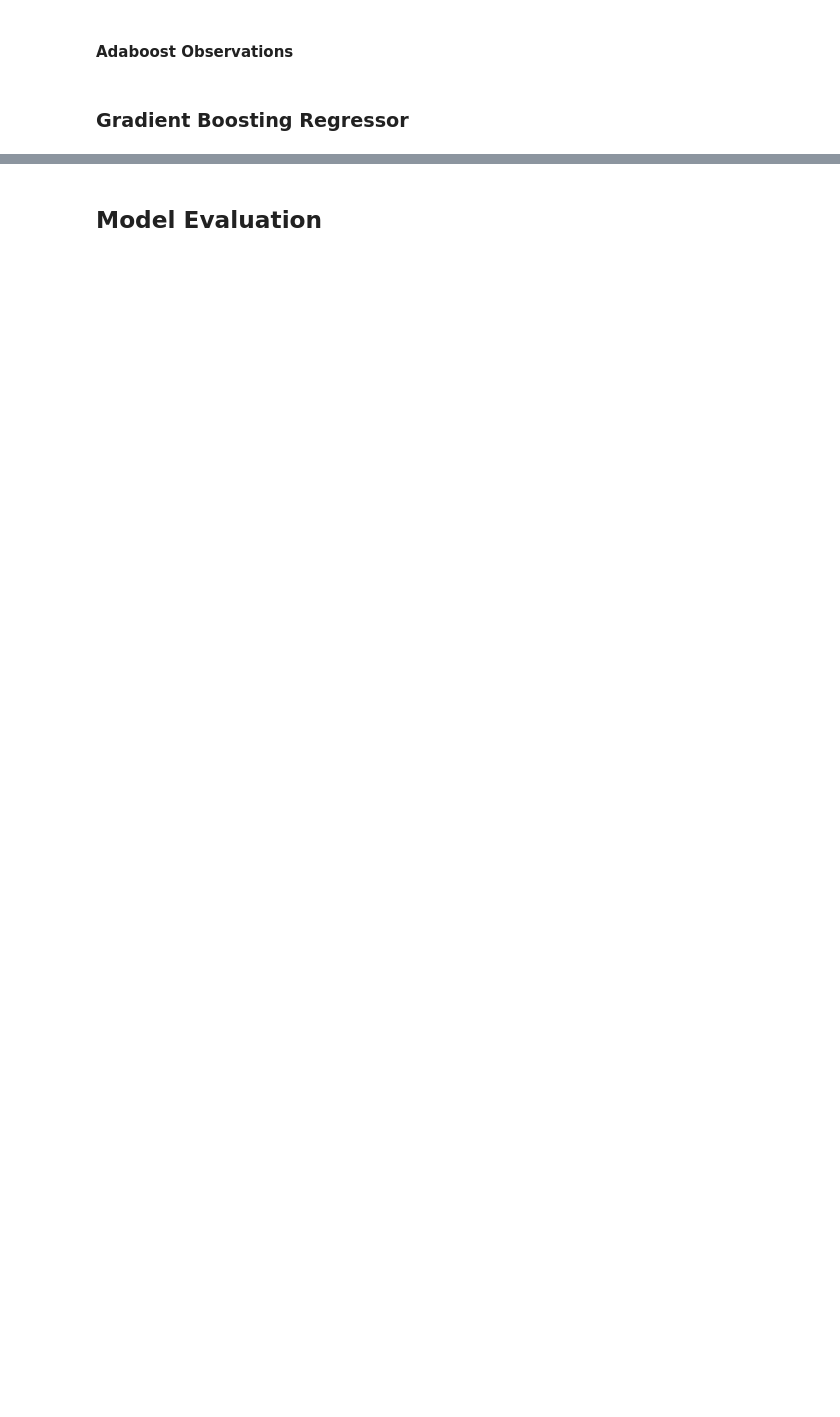
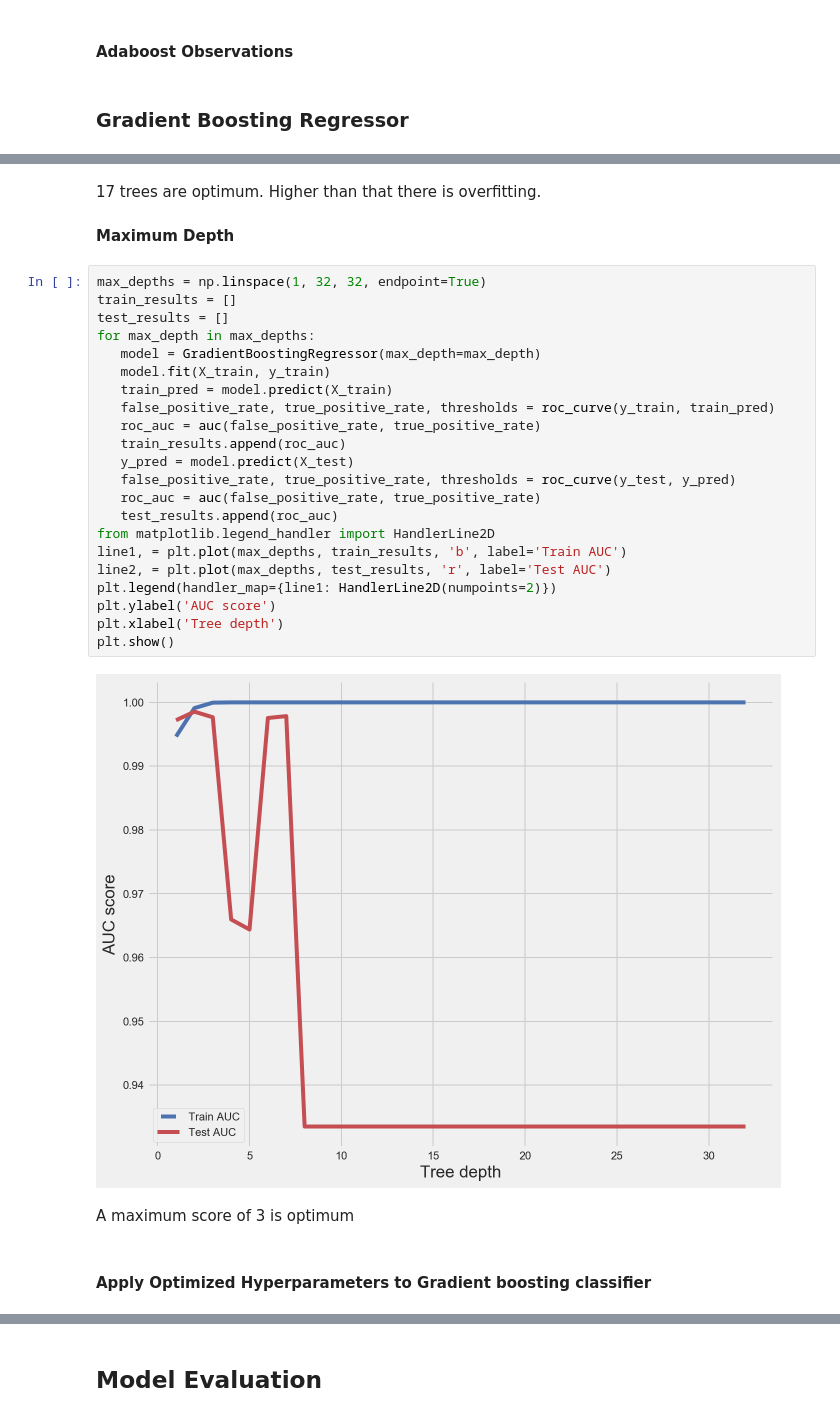
Before and after one commit to kennedynjoroge/Hypothyroid_Disease_Prediction_Using_RF_and_SVM, a Jupyter notebook: Hypothyroid_Disease_Prediction_Using_RF_and_SVM.ipynb, the cells around one changed output, grey strips where cells are left out. Saved outputs shown, nothing was run; the diff lists cells and outputs as text; blank space fills up the shorter version.

```diff
--- a/Hypothyroid_Disease_Prediction_Using_RF_and_SVM.ipynb
+++ b/Hypothyroid_Disease_Prediction_Using_RF_and_SVM.ipynb
@@ -782,0 +838,32 @@ Removing the columns such as zip and lat long and space columns which have multi
+# %% [markdown]
+17 trees are optimum. Higher than that there is overfitting.
+# %% [markdown]
+**Maximum Depth**
+# %%
+max_depths = np.linspace(1, 32, 32, endpoint=True)
+train_results = []
+test_results = []
+for max_depth in max_depths:
+   model = GradientBoostingRegressor(max_depth=max_depth)
+   model.fit(X_train, y_train)
+   train_pred = model.predict(X_train)
+   false_positive_rate, true_positive_rate, thresholds = roc_curve(y_train, train_pred)
+   roc_auc = auc(false_positive_rate, true_positive_rate)
+   train_results.append(roc_auc)
+   y_pred = model.predict(X_test)
+   false_positive_rate, true_positive_rate, thresholds = roc_curve(y_test, y_pred)
+   roc_auc = auc(false_positive_rate, true_positive_rate)
+   test_results.append(roc_auc)
+from matplotlib.legend_handler import HandlerLine2D
+line1, = plt.plot(max_depths, train_results, 'b', label='Train AUC')
+line2, = plt.plot(max_depths, test_results, 'r', label='Test AUC')
+plt.legend(handler_map={line1: HandlerLine2D(numpoints=2)})
+plt.ylabel('AUC score')
+plt.xlabel('Tree depth')
+plt.show()
+# %% [output]
+[figure, added]
+# %% [markdown]
+A maximum score of 3 is optimum
+# %% [markdown]
+#### Apply Optimized Hyperparameters  to Gradient boosting classifier
```
Also changed, not shown: parts of 109 cells of this notebook.
